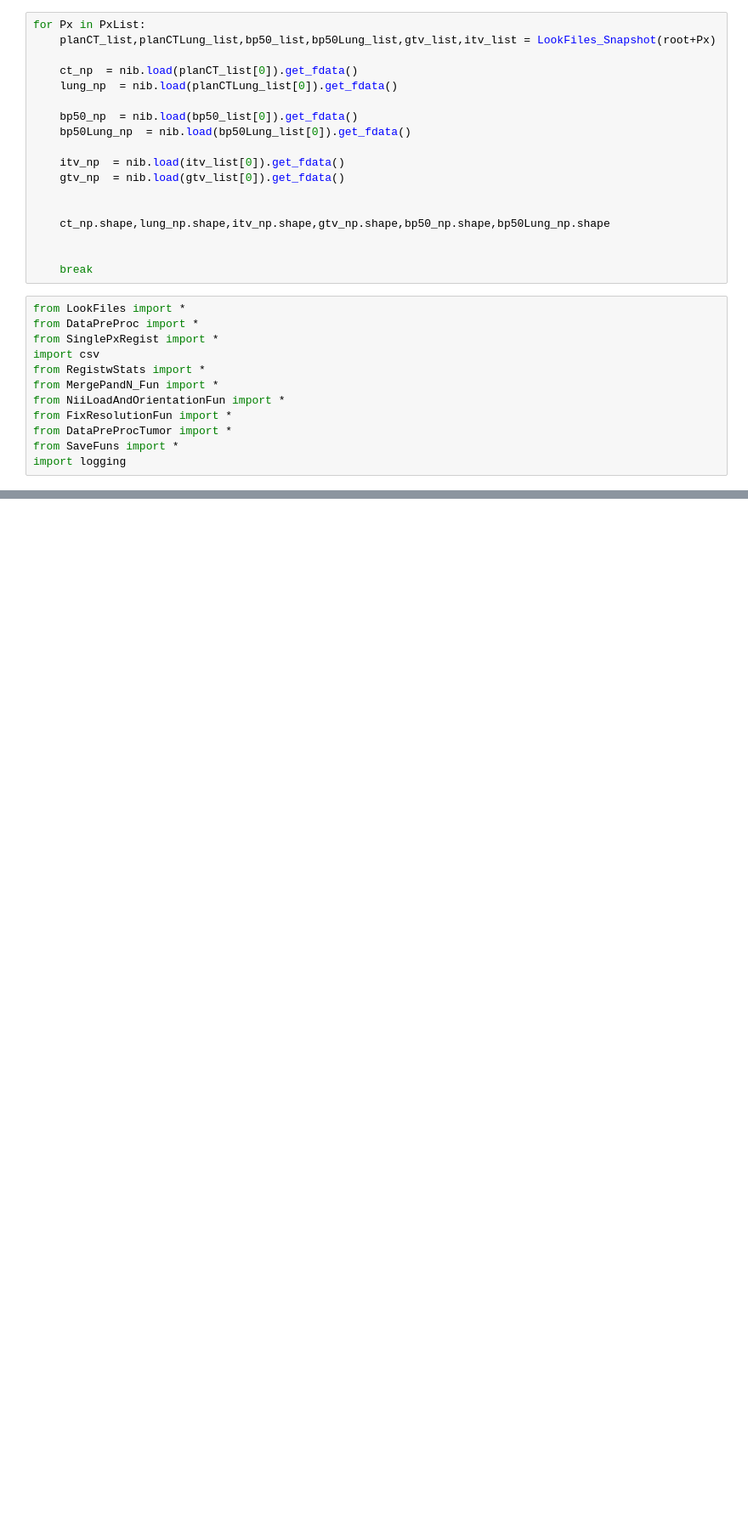
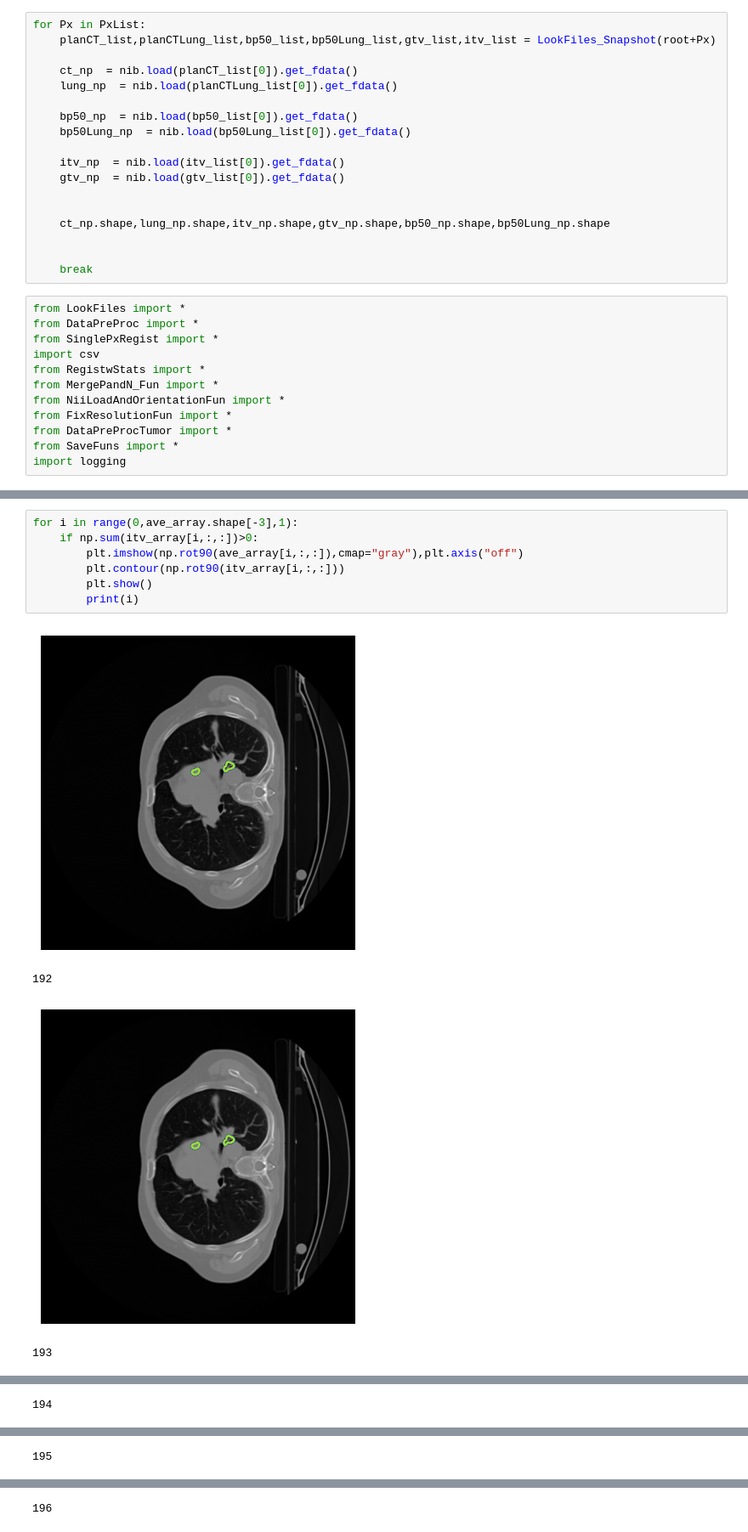
Before and after one commit to ldelaoa/DataPreProc, a Jupyter notebook: SimpleDisplay.ipynb, the cells around one changed output, grey strips where cells are left out. Shown at 85% size. Cells and saved outputs as stored; diff of their text form; blank space fills up the shorter version.

```diff
--- a/SimpleDisplay.ipynb
+++ b/SimpleDisplay.ipynb
@@ -136,0 +217,12 @@ Pre (1, 650, 650, 400) Post Crop Shape (320, 320, 320)
+# %%
+for i in range(0,ave_array.shape[-3],1):
+    if np.sum(itv_array[i,:,:])>0:
+        plt.imshow(np.rot90(ave_array[i,:,:]),cmap="gray"),plt.axis("off")
+        plt.contour(np.rot90(itv_array[i,:,:]))
+        plt.show()
+        print(i)
+# %% [output]
+[figure, added]
+192
+[figure, added]
+193
@@ -136,0 +230 @@ Pre (1, 650, 650, 400) Post Crop Shape (320, 320, 320)
+194
@@ -136,0 +232 @@ Pre (1, 650, 650, 400) Post Crop Shape (320, 320, 320)
+195
@@ -136,0 +234 @@ Pre (1, 650, 650, 400) Post Crop Shape (320, 320, 320)
+196
```
Also changed, not shown: parts of 14 cells of this notebook, 4 other files.
